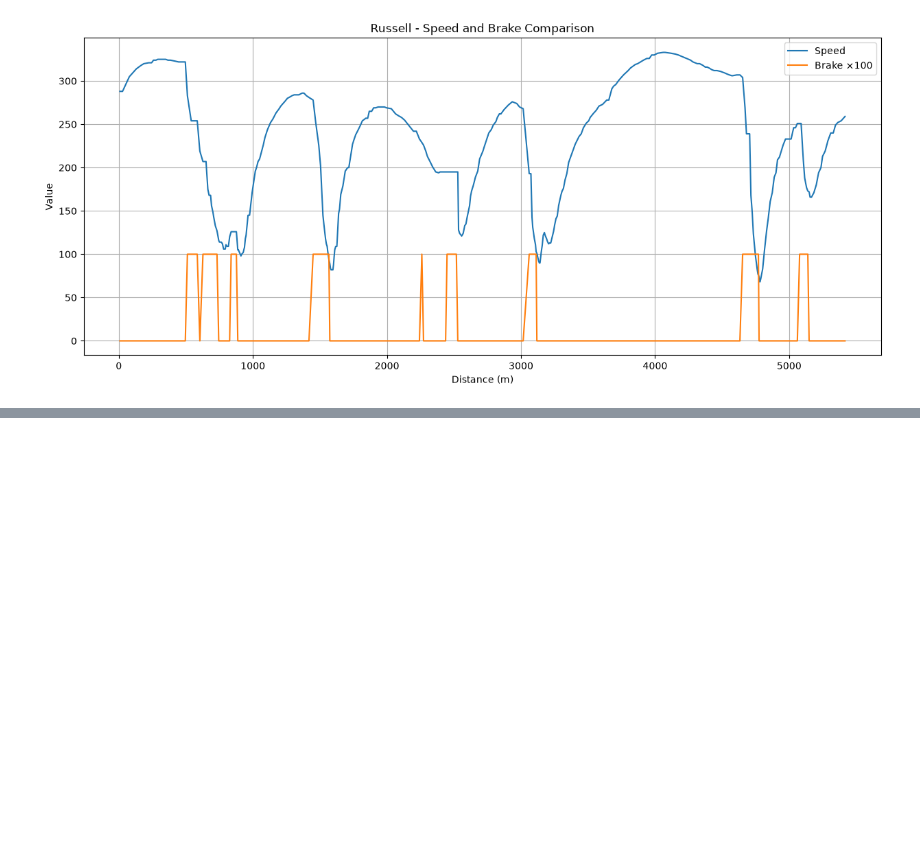
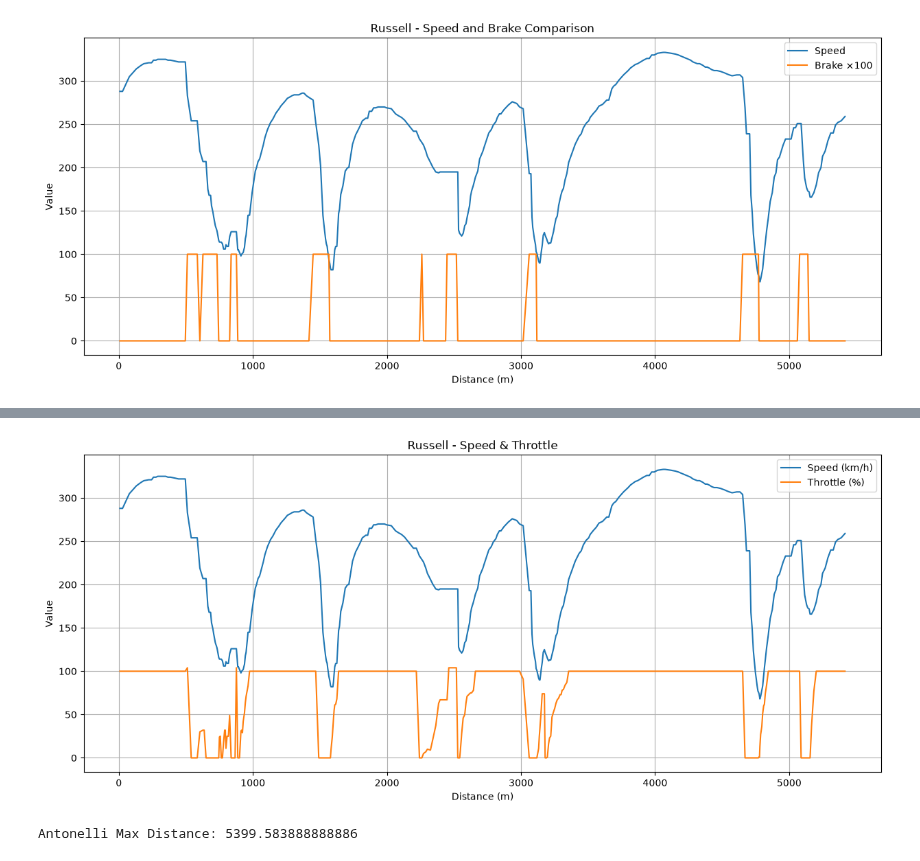
Before and after one commit to ishikajena1509/F1-Telemetry-Analysis, a Jupyter notebook: notebooks/02_china_2026_qualifying_analysis.ipynb.ipynb, the cells around one changed output, grey strips where cells are left out. Saved outputs shown, nothing was run; the diff lists cells and outputs as text; code cells hidden in the pictures; blank space fills up the shorter version.

```diff
--- a/notebooks/02_china_2026_qualifying_analysis.ipynb.ipynb
+++ b/notebooks/02_china_2026_qualifying_analysis.ipynb.ipynb
@@ -1154,0 +1179,28 @@ plt.show()
+# %%
+plt.figure(figsize=(15,6))
+
+plt.plot(
+    russell_car_data["Distance"],
+    russell_car_data["Speed"],
+    label="Speed (km/h)"
+)
+
+plt.plot(
+    russell_car_data["Distance"],
+    russell_car_data["Throttle"],
+    label="Throttle (%)"
+)
+
+plt.title("Russell - Speed & Throttle")
+plt.xlabel("Distance (m)")
+plt.ylabel("Value")
+plt.grid()
+plt.legend()
+
+plt.show()
+# %% [output]
+[figure, added]
+# %%
+print("Antonelli Max Distance:", antonelli_car_data["Distance"].max())
+# %% [output]
+Antonelli Max Distance: 5399.583888888886
```
Also changed, not shown: parts of 7 cells of this notebook, 2 other files.
